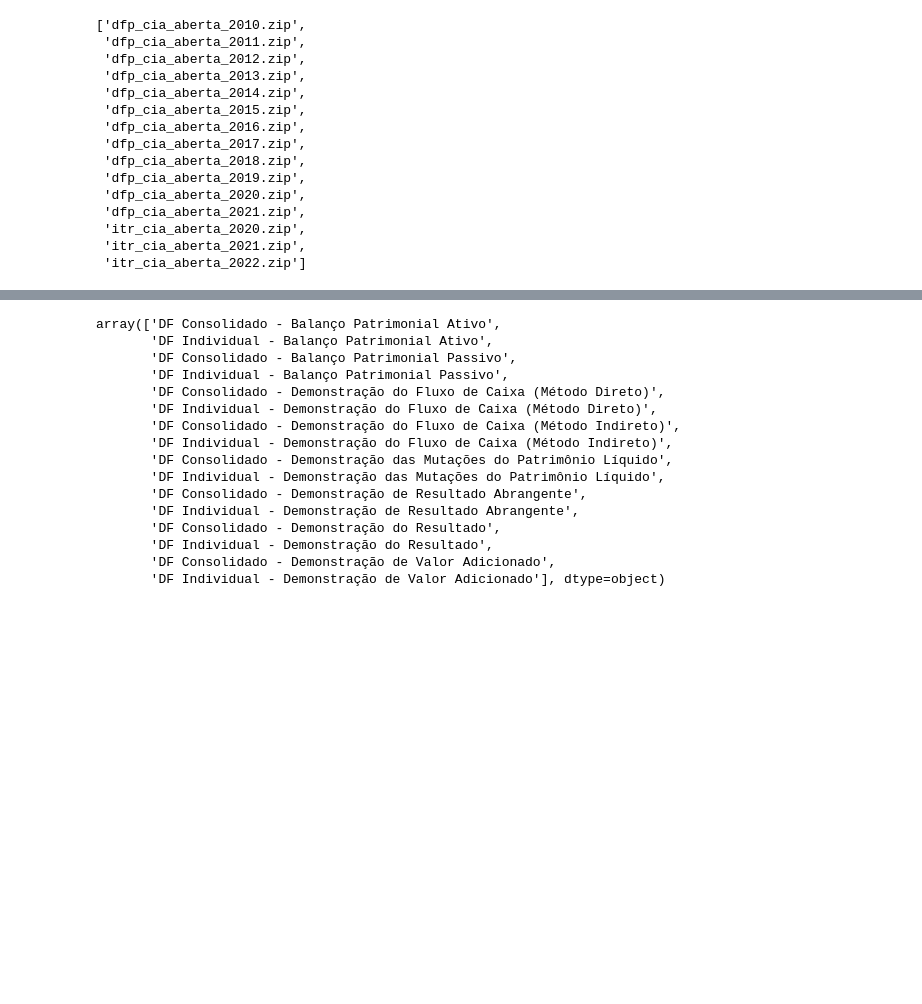
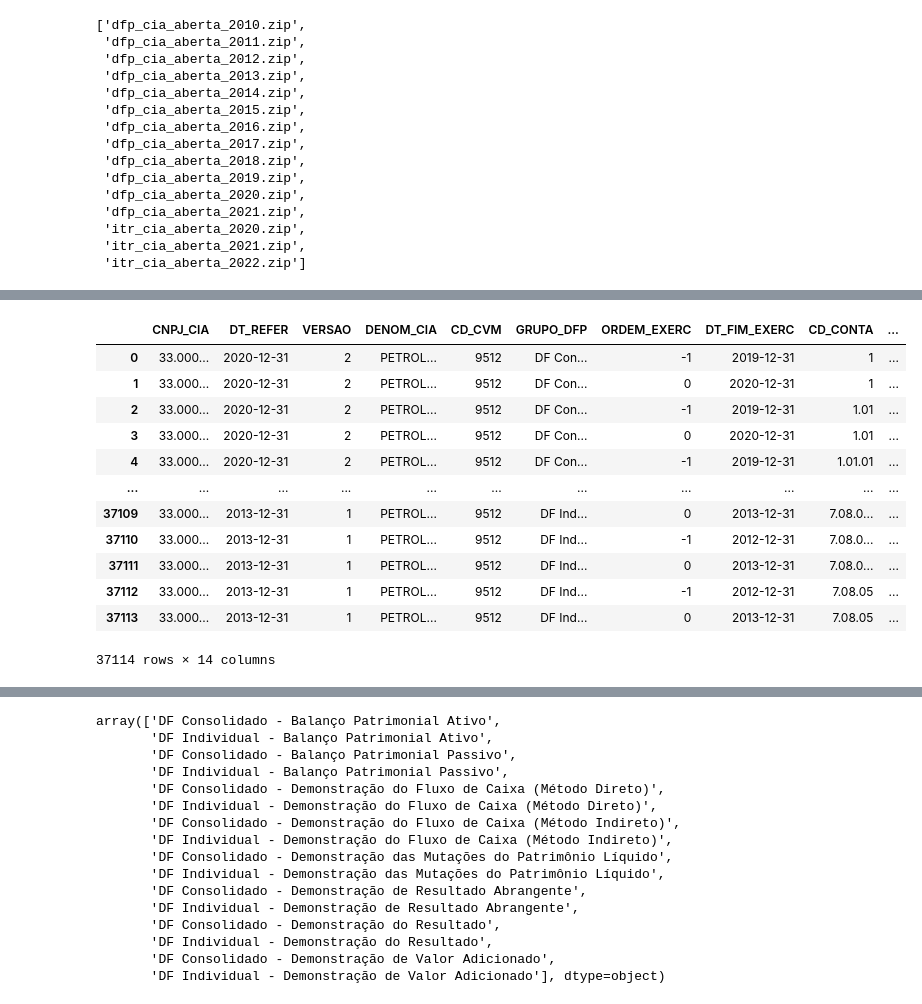
Before and after one commit to crdcj/FinLogic, a Jupyter notebook: explore.ipynb, the cells around one changed output, grey strips where cells are left out. Cells and saved outputs as stored; diff of their text form; code cells hidden in the pictures; blank space fills up the shorter version.

Commit message:
testing duckdb

```diff
--- a/explore.ipynb
+++ b/explore.ipynb
@@ -124,0 +120,19 @@ df
+# %%
+lineitem = duckdb.query(
+    "SELECT * FROM 'data/processed/*.parquet' WHERE CD_CVM = 9512"
+).to_df()
+lineitem
+# %% [output]
+|  | CNPJ_CIA | DT_REFER | VERSAO | DENOM_CIA | CD_CVM | GRUPO_DFP | ORDEM_EXERC | DT_FIM_EXERC | CD_CONTA | ... |
+| 0 | 33.000... | 2020-12-31 | 2 | PETROL... | 9512 | DF Con... | -1 | 2019-12-31 | 1 | ... |
+| 1 | 33.000... | 2020-12-31 | 2 | PETROL... | 9512 | DF Con... | 0 | 2020-12-31 | 1 | ... |
+| 2 | 33.000... | 2020-12-31 | 2 | PETROL... | 9512 | DF Con... | -1 | 2019-12-31 | 1.01 | ... |
+| 3 | 33.000... | 2020-12-31 | 2 | PETROL... | 9512 | DF Con... | 0 | 2020-12-31 | 1.01 | ... |
+| 4 | 33.000... | 2020-12-31 | 2 | PETROL... | 9512 | DF Con... | -1 | 2019-12-31 | 1.01.01 | ... |
+| ... | ... | ... | ... | ... | ... | ... | ... | ... | ... | ... |
+| 37109 | 33.000... | 2013-12-31 | 1 | PETROL... | 9512 | DF Ind... | 0 | 2013-12-31 | 7.08.0... | ... |
+| 37110 | 33.000... | 2013-12-31 | 1 | PETROL... | 9512 | DF Ind... | -1 | 2012-12-31 | 7.08.0... | ... |
+| 37111 | 33.000... | 2013-12-31 | 1 | PETROL... | 9512 | DF Ind... | 0 | 2013-12-31 | 7.08.0... | ... |
+| 37112 | 33.000... | 2013-12-31 | 1 | PETROL... | 9512 | DF Ind... | -1 | 2012-12-31 | 7.08.05 | ... |
+| 37113 | 33.000... | 2013-12-31 | 1 | PETROL... | 9512 | DF Ind... | 0 | 2013-12-31 | 7.08.05 | ... |
+37114 rows × 14 columns
```
Also changed, not shown: parts of 5 cells of this notebook, 1 other file.
